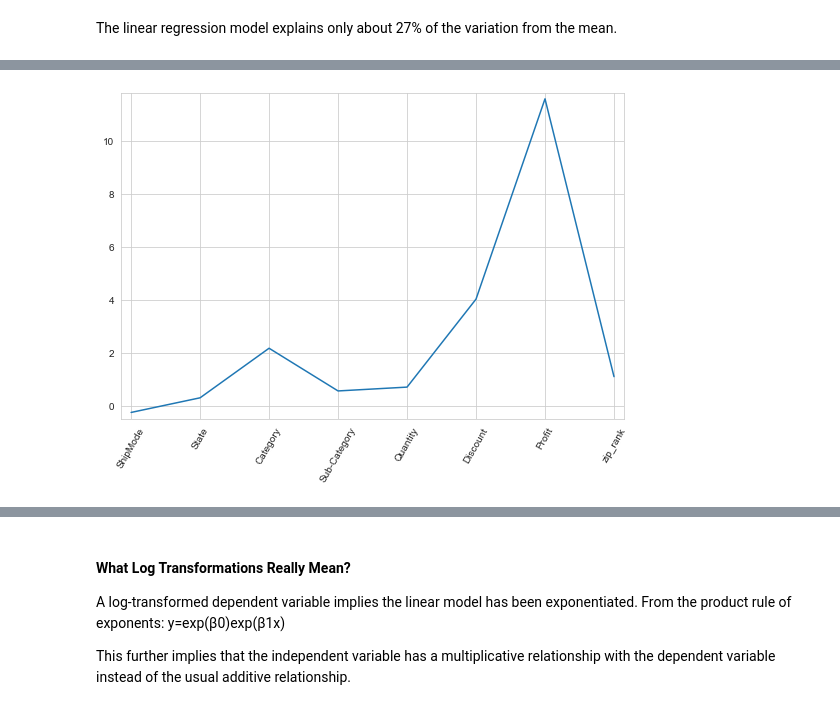
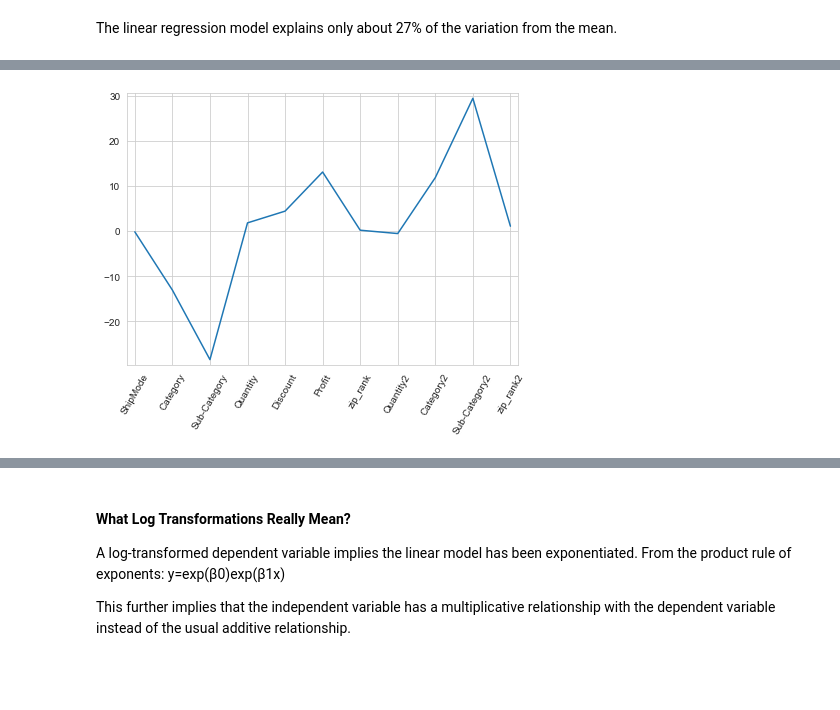
Before and after one commit to livia360/Captone_project2, a Jupyter notebook: Part2_Preprocessing_Modeling.ipynb, the cells around one changed output, grey strips where cells are left out. Saved outputs shown, nothing was run; the diff lists cells and outputs as text; code cells hidden in the pictures; blank space fills up the shorter version.

```diff
--- a/Part2_Preprocessing_Modeling.ipynb
+++ b/Part2_Preprocessing_Modeling.ipynb
@@ -205,7 +271,7 @@ q1 = df['zip_rank'].quantile(0.25)
 q3 = df['zip_rank'].quantile(0.75)
 IQR = q3 - q1
 
-filter = (df['zip_rank'] >= q1 -1.5 *IQR) & (df['zip_rank'] <= q3 + 1 *IQR)
+filter = (df['zip_rank'] >= q1 -1.5 *IQR) & (df['zip_rank'] <= q3 + 1.2 *IQR)
 df = df.loc[filter]
 df.shape
 # %% [output]
@@ -222,0 +289,9 @@ plt.show();
+# %%
+df['zip_rank2'] = df['zip_rank'] **2
+zip_sales = df.groupby('zip_rank2')['Sales'].mean()
+
+plt.scatter(zip_sales.index, zip_sales)
+plt.title("Linearity check")
+plt.xlabel('Zip_rank')
+plt.ylabel('Sales')
+plt.show();
@@ -222,0 +300,15 @@ plt.show();
+# %%
+discount_sales = df.groupby('Discount')['Sales'].mean()
+
+q1 = df['Discount'].quantile(0.25)
+q3 = df['Discount'].quantile(0.75)
+IQR = q3 - q1
+
+filter = (df['Discount'] >= q1 -1.5 *IQR) & (df['Discount'] <= q3 + 1.5 *IQR)
+df = df.loc[filter]
+
+plt.scatter(discount_sales.index, discount_sales)
+plt.title("Linearity check")
+plt.xlabel('Discount')
+plt.ylabel('Sales')
+plt.show();
@@ -229,7 +323,7 @@ In order to fit the models on the data, I first define the ‘X’ variable (ind
 # 𝑋  = all the other features (or independent variables, predictors or explanatory variables)
 # use to fit a linear regression model and predict
 # X = df.drop(['sales_log', 'Sales', 'Year', 'Profit', 'Region', 'City'], axis=1)
-X = df.drop(['log_sales', 'Sales', 'Year','Segment', 'City', 'Region',  'Months'], axis=1)
+X = df.drop(['log_sales', 'Sales', 'Segment', 'State', 'Months', 'Region', 'City', 'Year'], axis=1)
 y = df['Sales']
 # %%
 # Training set: is a subset of the dataset used to build and fit predictive models
@@ -364,13 +459,13 @@ feature_importance_df.sort_values('feature_importance', ascending=False).head()
 # %%
 # Plot the coefficients
-plt.figure(figsize=(9,6))
+plt.figure(figsize=(7,5))
 plt.plot(range(len(mlr.coef_)), mlr.coef_)
 plt.xticks(range(len(mlr.coef_)), features, rotation=60)
 plt.margins(0.02)
 plt.savefig('images/features.png')
 plt.show();
 # %% [output]
-[figure, old version]
+[figure, new version]
 # %%
 y_pred = mlr.predict(X_test)
 # %%
```
Also changed, not shown: parts of 60 cells of this notebook.
